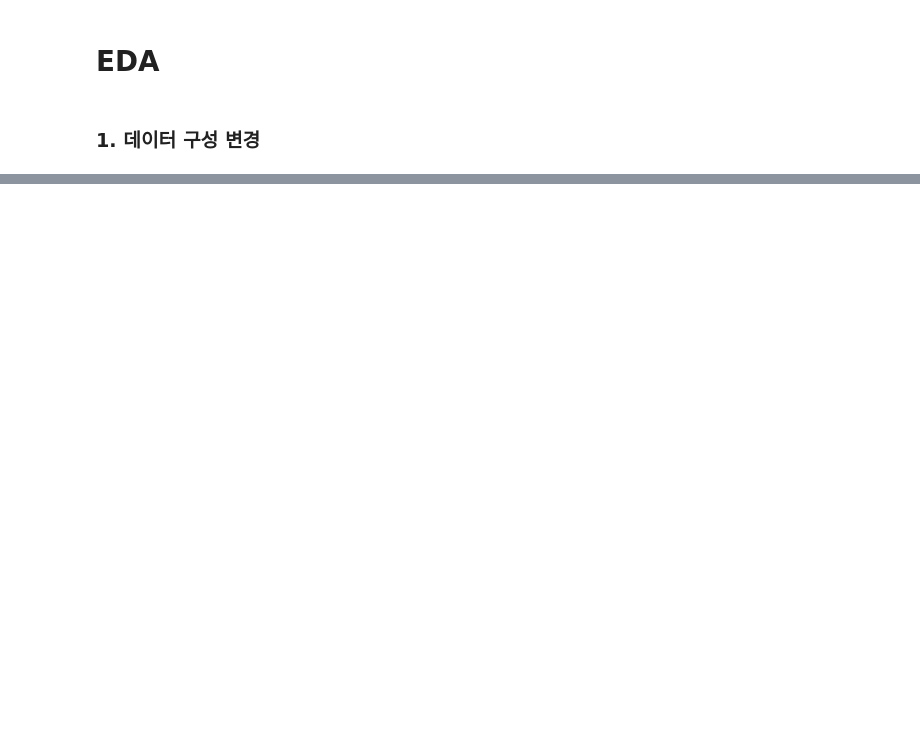
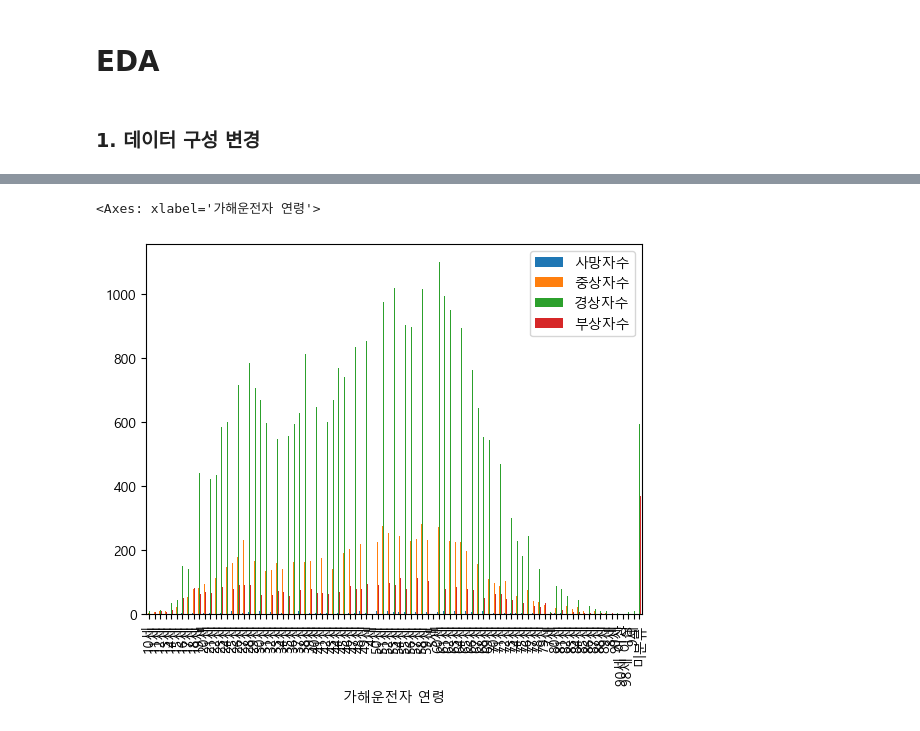
Before and after one commit to p-jiho/Traffic_Accident_Prediction, a Jupyter notebook: EDA.ipynb, the cells around one changed output, grey strips where cells are left out. Drawn from its saved outputs; the diff is of its cells as text; code cells hidden in the pictures; blank space fills up the shorter version.

```diff
--- a/EDA.ipynb
+++ b/EDA.ipynb
@@ -4,3 +11,10 @@ import matplotlib.pyplot as plt
 # %%
 train = pd.read_csv("./data/train.csv")
-train
+test = pd.read_csv("./data/test.csv")
+train = train[test.columns]
+
+accident = pd.read_csv("./data/external_open/countrywide_accident.csv")
+CCTV = pd.read_csv("./data/external_open/대구CCTV정보.csv", encoding='cp949')
+light = pd.read_csv("./data/external_open/대구보안등정보.csv", encoding='cp949')
+child = pd.read_csv("./data/external_open/대구어린이보호구역정보.csv", encoding='cp949')
+parking = pd.read_csv("./data/external_open/대구주차장정보.csv", encoding='cp949')
@@ -44,15 +133,28 @@ memory usage: 7.0+ MB
 # %% [markdown]
 ### 1. 데이터 구성 변경
 # %%
+train_new = train.copy()
+
 # ID 삭제
-train = train.drop(["ID"], axis = 1)
+train_new = train_new.drop(["ID"], axis = 1)
 
 # Hour 변수 추가
-train["Hour"] = [i.split()[1] for i in train.사고일시]
-train["사고일시"] = [i.split()[0] for i in train.사고일시]
+train_new["Hour"] = [i.split()[1] for i in train_new.사고일시]
+train_new["사고일시"] = [i.split()[0] for i in train_new.사고일시]
 
 # Year, Month, Day 변수 추가
-train["Year"] = [i.split("-")[0] for i in train.사고일시]
-train["Month"] = [i.split("-")[1] for i in train.사고일시]
-train["Day"] = [i.split("-")[2] for i in train.사고일시]
-train = train.drop(["사고일시"], axis = 1)
+train_new["Year"] = [i.split("-")[0] for i in train_new.사고일시]
+train_new["Month"] = [i.split("-")[1] for i in train_new.사고일시]
+train_new["Day"] = [i.split("-")[2] for i in train_new.사고일시]
+train_new["Year_Month"] = [train_new.Year[i] + train_new.Month[i] for i in range(len(train_new))]
+train_new = train_new.drop(["사고일시"], axis = 1)
+
+# 시군구 분리
+train_new["군"] = [i.split(" ")[1] for i in train_new.시군구]
+train_new["구"] = [i.split(" ")[2] for i in train_new.시군구]
+train_new = train_new.drop(["시군구"], axis = 1)
+
+# 도로형태 분리
+train_new["도로형태대분류"] = [i.split("-")[0] for i in train_new.도로형태]
+train_new["도로형태소분류"] = [i.split("-")[1] for i in train_new.도로형태]
+train_new = train_new.drop(["도로형태"], axis = 1)
@@ -98,0 +517,5 @@ train.groupby("도로형태").sum()
+# %%
+train.groupby(["가해운전자 연령"]).sum()[["사망자수","중상자수","경상자수","부상자수"]].plot(kind = "bar")
+# %% [output]
+<Axes: xlabel='가해운전자 연령'>
+[figure, added]
```
Also changed, not shown: parts of 36 cells of this notebook.
